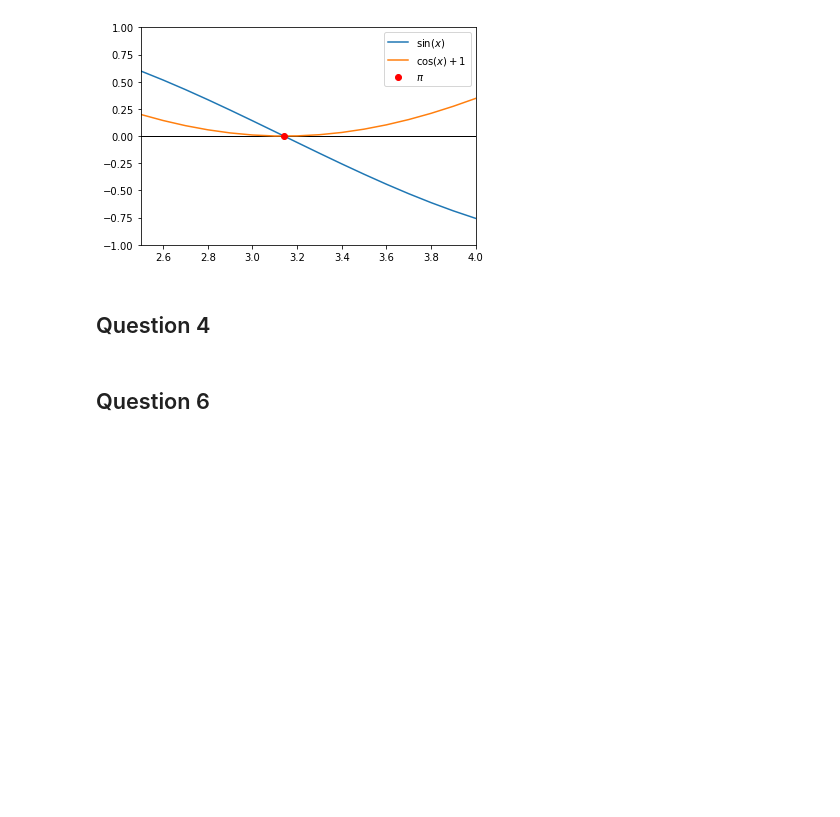
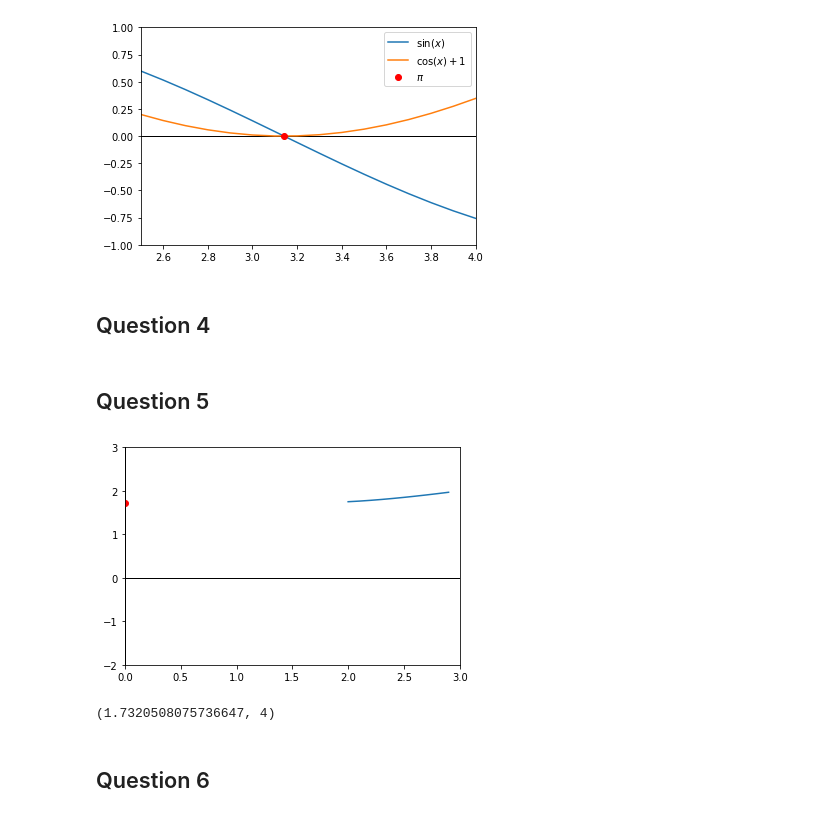
Before and after one commit to magnuis/MTM3521, a Jupyter notebook: atp1.ipynb, the cells around one changed output. Cells and saved outputs as stored; diff of their text form; code cells hidden in the pictures; blank space fills up the shorter version.

```diff
--- a/atp1.ipynb
+++ b/atp1.ipynb
@@ -401,6 +401,33 @@ approx, iterations = bisection(
 )
 
 print(f"The root {approx} was found with {iterations} iterations.")
+# %% [markdown]
+## Question 5
+# %%
+# plot question 5
+
+domain_q5 = np.arange(2, 3, 0.1)
+
+y_seq = [0.5*(x+(3/x)) for x in domain_q5]
+
+plt.axhline(0, color='black', linewidth=1)
+plt.axvline(0, color='black', linewidth=1)
+
+ax = plt.gca()
+ax.plot(domain_q5, y_seq)
+ax.plot(0, np.sqrt(3), 'ro')
+plt.xlim(0, 3)
+plt.ylim(-2,3)
+plt.show()
+# %% [output]
+[figure, added]
+# %%
+def func_q5(x):
+    return 0.5*(x+(3/x))
+
+fixed_point(func_q5, 2, 3, 1e-3, 100)
+# %% [output]
+(1.7320508075736647, 4)
 # %% [markdown]
 ## Question 6
 # %%
```
Also changed, not shown: parts of 1 cell of this notebook.
